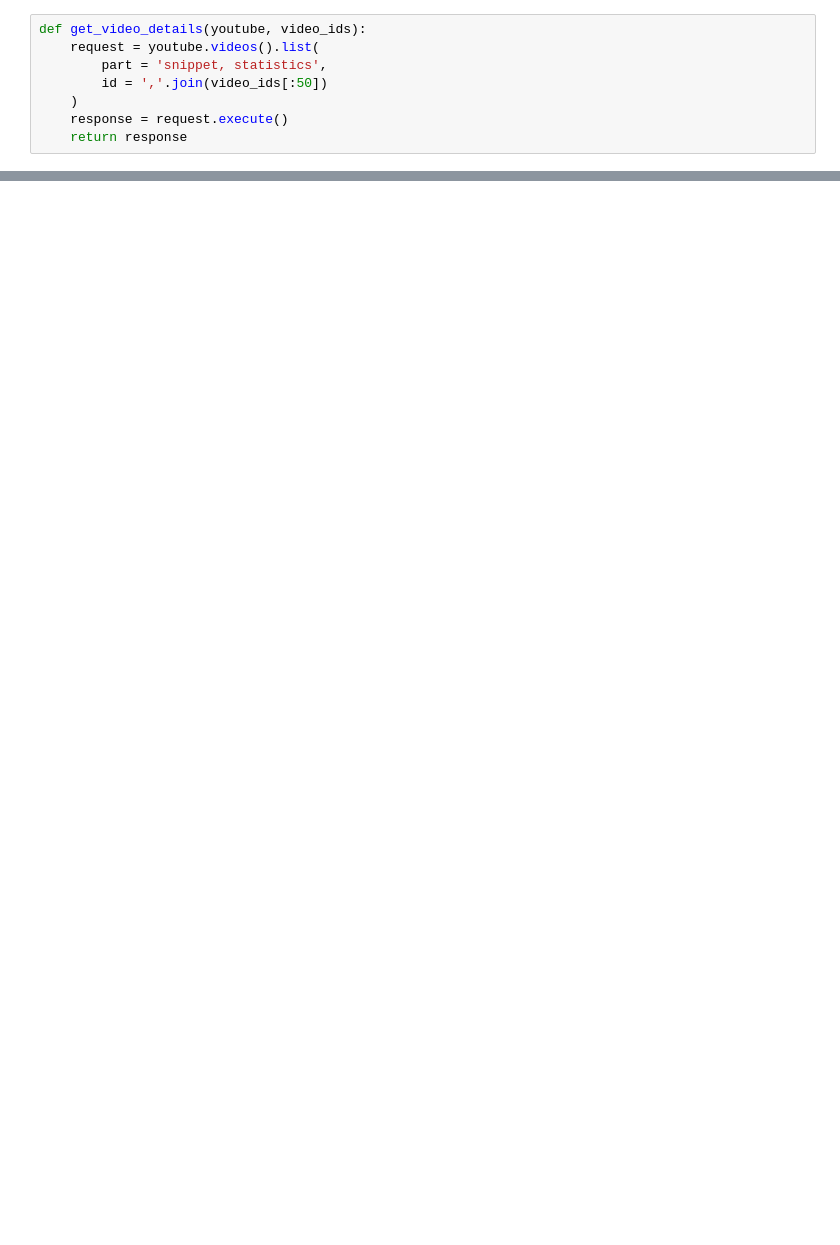
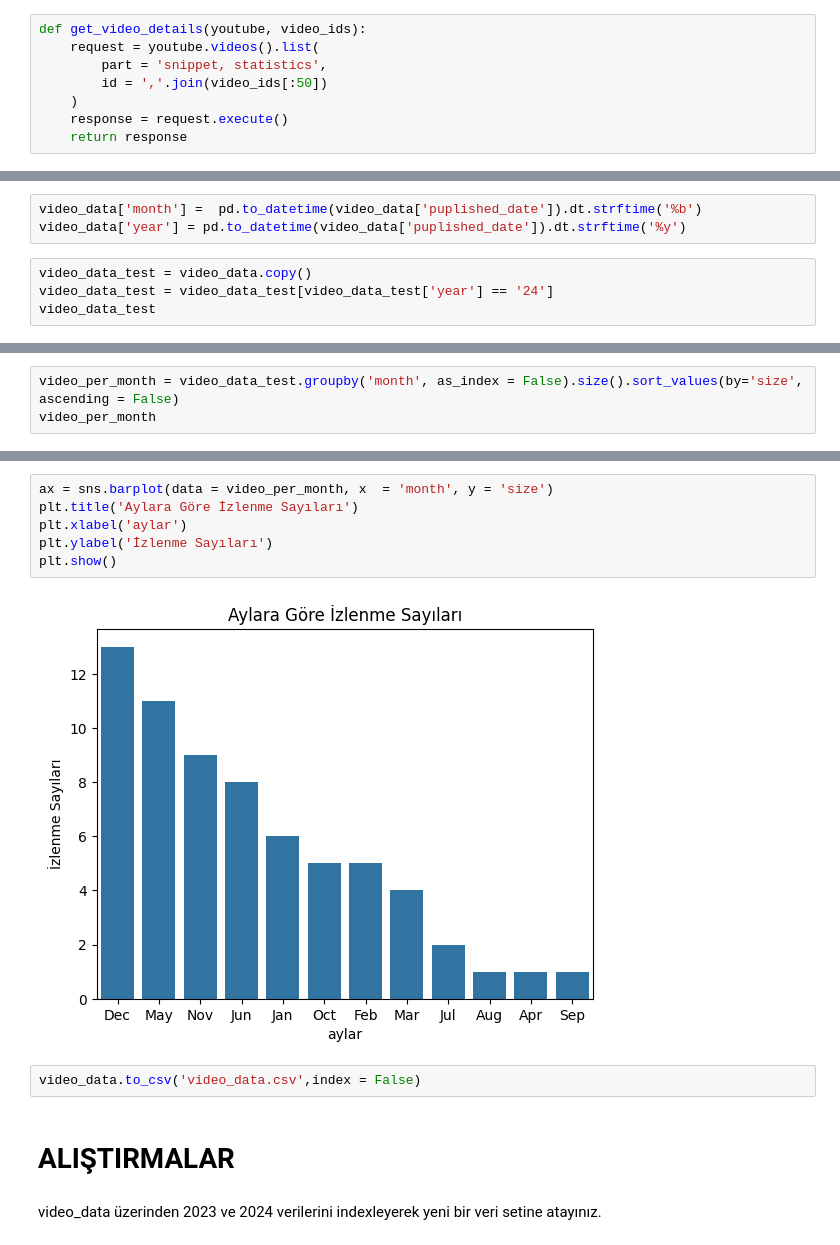
Before and after one commit to KisiselEmreOrganisyonProjeleri/Yoyutube_Web_Api_Project, a Jupyter notebook: analyzer-and_visualize_data.ipynb, the cells around one changed output, grey strips where cells are left out. Cells and saved outputs as stored; diff of their text form; blank space fills up the shorter version.

```diff
--- a/analyzer-and_visualize_data.ipynb
+++ b/analyzer-and_visualize_data.ipynb
@@ -256,0 +383,7 @@ def get_videos_details(youtube, video_ids):
+# %%
+video_data['month'] =  pd.to_datetime(video_data['puplished_date']).dt.strftime('%b')
+video_data['year'] = pd.to_datetime(video_data['puplished_date']).dt.strftime('%y')
+# %%
+video_data_test = video_data.copy()
+video_data_test = video_data_test[video_data_test['year'] == '24']
+video_data_test
@@ -256,0 +406,3 @@ def get_videos_details(youtube, video_ids):
+# %%
+video_per_month = video_data_test.groupby('month', as_index = False).size().sort_values(by='size', ascending = False)
+video_per_month
@@ -256,0 +426,14 @@ def get_videos_details(youtube, video_ids):
+# %%
+ax = sns.barplot(data = video_per_month, x  = 'month', y = 'size')
+plt.title('Aylara Göre İzlenme Sayıları')
+plt.xlabel('aylar')
+plt.ylabel('İzlenme Sayıları')
+plt.show()
+# %% [output]
+[figure, added]
+# %%
+video_data.to_csv('video_data.csv',index = False)
+# %% [markdown]
+# ALIŞTIRMALAR
+# %% [markdown]
+video_data üzerinden 2023 ve 2024 verilerini indexleyerek yeni bir veri setine atayınız.
```
Also changed, not shown: parts of 28 cells of this notebook, 1 other file.
